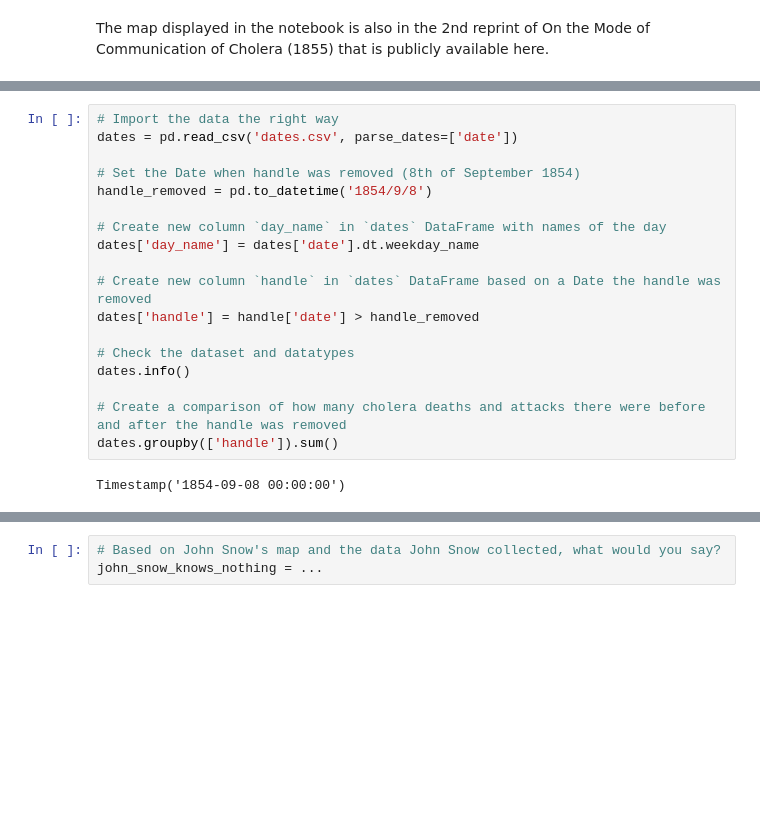
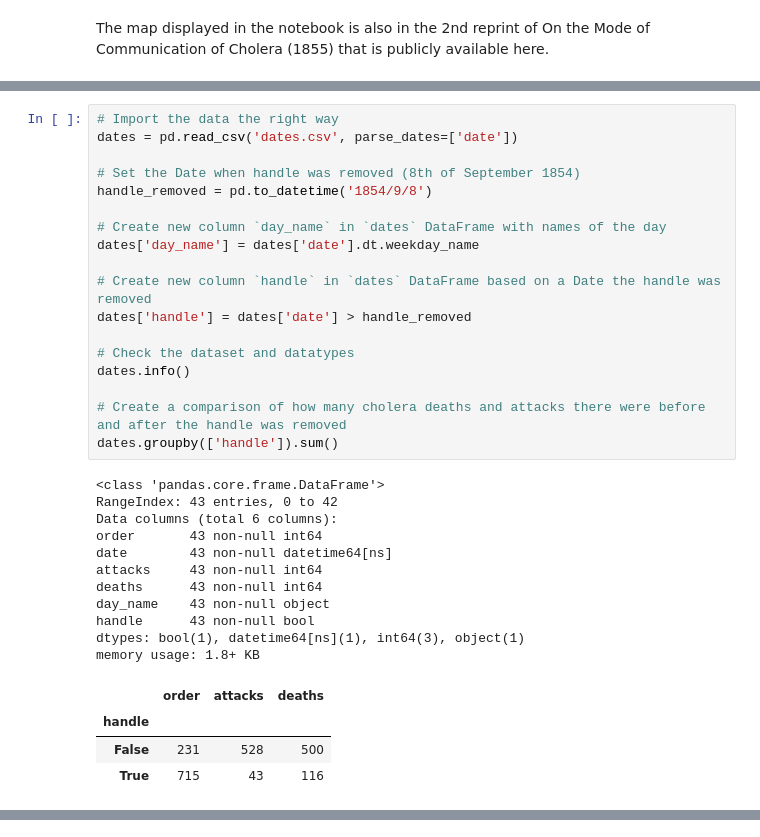
Before and after one commit to EulleSA/learning-data-science, a Jupyter notebook: Lesson_18_Vizualization_[END].ipynb, the cells around one changed output, grey strips where cells are left out. Cells and saved outputs as stored; diff of their text form; blank space fills up the shorter version.

```diff
--- a/Lesson_18_Vizualization_[END].ipynb
+++ b/Lesson_18_Vizualization_[END].ipynb
@@ -239,23 +239,37 @@ He was now sure, and although officials did not trust him nor his theory they re
 # %%
 # Import the data the right way
 dates = pd.read_csv('dates.csv', parse_dates=['date'])
 
 # Set the Date when handle was removed (8th of September 1854)
 handle_removed = pd.to_datetime('1854/9/8')
 
 # Create new column `day_name` in `dates` DataFrame with names of the day
 dates['day_name'] = dates['date'].dt.weekday_name
 
 # Create new column `handle` in `dates` DataFrame based on a Date the handle was removed
-dates['handle'] = handle['date'] > handle_removed
+dates['handle'] = dates['date'] > handle_removed
 
 # Check the dataset and datatypes
 dates.info()
 
 # Create a comparison of how many cholera deaths and attacks there were before and after the handle was removed
 dates.groupby(['handle']).sum()
 # %% [output]
-Timestamp('1854-09-08 00:00:00')
+<class 'pandas.core.frame.DataFrame'>
+RangeIndex: 43 entries, 0 to 42
+Data columns (total 6 columns):
+order       43 non-null int64
+date        43 non-null datetime64[ns]
+attacks     43 non-null int64
+deaths      43 non-null int64
+day_name    43 non-null object
+handle      43 non-null bool
+dtypes: bool(1), datetime64[ns](1), int64(3), object(1)
+memory usage: 1.8+ KB
+|  | order | attacks | deaths |
+| handle |  |  |  |
+| False | 231 | 528 | 500 |
+| True | 715 | 43 | 116 |
 # %% [markdown]
 ## The picture worth a thousand words
 <img style="float: left;margin:5px 20px 5px 1px" src="https://s3.amazonaws.com/assets.datacamp.com/production/project_132/img/johnsnow_pump1.jpg">
@@ -278,6 +292,3 @@ This different view on the data is very important because in case that we compar
 But people love stories about heroes and other myths (definitely more than science or data science). According to John Snow's myth, he was the superhero who in two days defied their equals by hypothesizing that cholera was a waterborne disease. Despite no one listening to him, he bravely continued drawing his map, convinced local authorities to remove the handle of the infected water pump with his findings, and stopped the outbreak. John Snow saved the lives of many Londoners.
 
 If we take a better look behind this story, we can find also the true John Snow, who was fighting the disease with limited tools and wanted to get proof that he was right and "knew something" about cholera. He just did what he could with limited time and always boiled his water before drinking.
-# %%
-# Based on John Snow's map and the data John Snow collected, what would you say?
-john_snow_knows_nothing = ...
```
Also changed, not shown: parts of 3 cells of this notebook.
